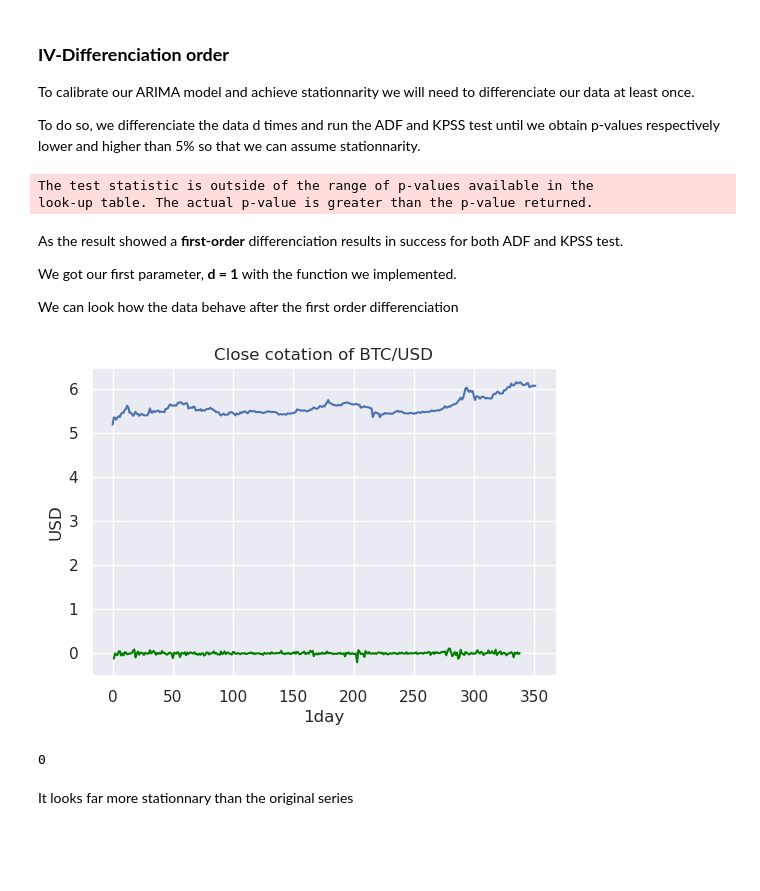
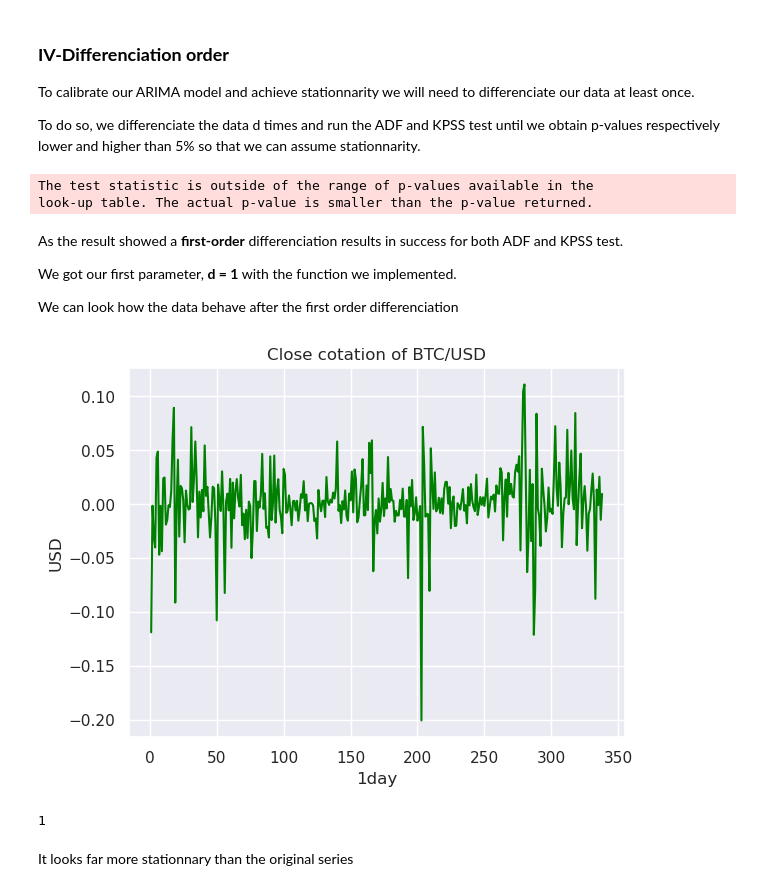
Before and after one commit to MohamedKeteb/Crypto_project, a Jupyter notebook: arima_model.ipynb, the cells around one changed output. Cells and saved outputs as stored; diff of their text form; code cells hidden in the pictures; blank space fills up the shorter version.

```diff
--- a/arima_model.ipynb
+++ b/arima_model.ipynb
@@ -202,25 +218,22 @@ def find_diff_order(data, price, to_print = True) :
 
 
 
-diff_data = find_diff_order(log_data, "close", to_print= False)
+d, diff_data = find_diff_order(log_data, "close", to_print= False)
 # %% [output]
 The test statistic is outside of the range of p-values available in the
-look-up table. The actual p-value is greater than the p-value returned.
+look-up table. The actual p-value is smaller than the p-value returned.
 # %% [markdown]
 As the result showed a **first-order** differenciation results in success for both ADF and KPSS test.
 
 We got our first parameter, **d = 1** with the function we implemented.
 
 We can look how the data behave after the first order differenciation
-# %%
-fig, ax = plt.subplots(figsize=(6,4), dpi = 100)
-ax.plot(data.index, data["close"])
-
-visualize_data(diff_data[1], symbol, interval)
-diff_data[0]
-# %% [output]
-[figure, removed]
-0
+# %%
+visualize_data(diff_data, symbol, interval)
+d
+# %% [output]
+[figure, added]
+1
 # %% [markdown]
 It looks far more stationnary than the original series
 # %% [markdown]
```
Also changed, not shown: parts of 12 cells of this notebook, 2 other files.
